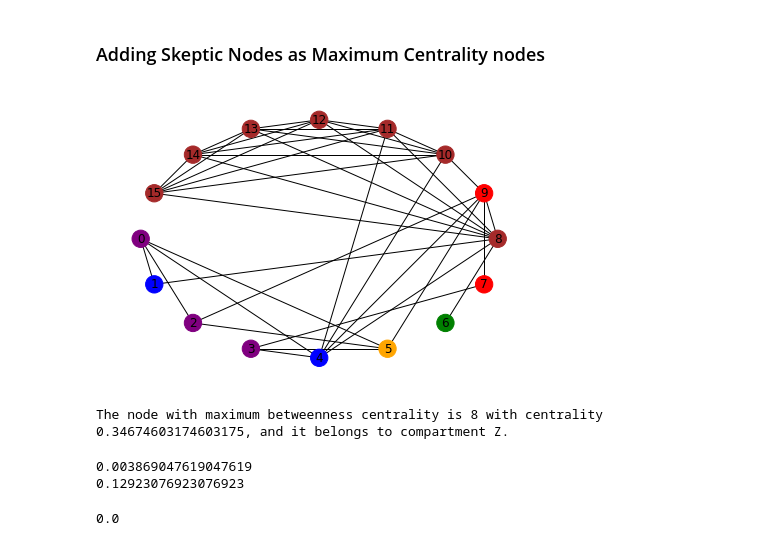
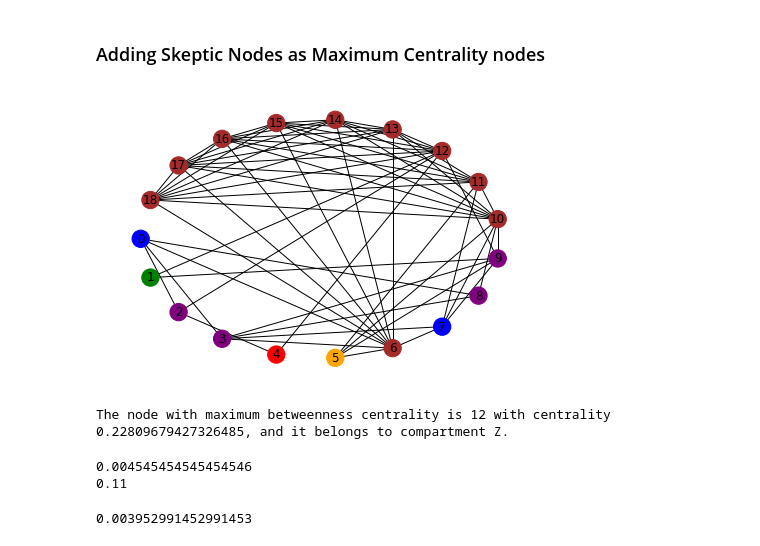
Before and after one commit to sujoyyyy/OSN-Graphs, a Jupyter notebook: sensitivity.ipynb, the cells around one changed output. Cells and saved outputs as stored; diff of their text form; code cells hidden in the pictures.

```diff
--- a/sensitivity.ipynb
+++ b/sensitivity.ipynb
@@ -552,17 +554,17 @@ def add_nodes_with_highest_betweenness(G, n):
         G[u][v]['weight'] = weight
     return G
 # %%
-nbG = add_skeptic_nodes(G,2)
+nbG = add_skeptic_nodes(G,3)
 plot_graph(nbG)
 # %% [output]
-[figure, old version]
+[figure, new version]
 # %%
 betweenness_centrality = nx.betweenness_centrality(nbG)
 max_betweenness_node = max(betweenness_centrality, key=betweenness_centrality.get)
 compartment = nbG.nodes[max_betweenness_node]['compartment']
 print(f"The node with maximum betweenness centrality is {max_betweenness_node} with centrality {betweenness_centrality[max_betweenness_node]}, and it belongs to compartment {compartment}.")
 # %% [output]
-The node with maximum betweenness centrality is 8 with centrality 0.34674603174603175, and it belongs to compartment Z.
+The node with maximum betweenness centrality is 12 with centrality 0.22809679427326485, and it belongs to compartment Z.
 # %%
 import importlib
 import constants
@@ -586,8 +588,8 @@ d_new = d/calculate_updated_f(nbG)
 print(f_new)
 print(d_new)
 # %% [output]
-0.003869047619047619
-0.12923076923076923
+0.004545454545454546
+0.11
 # %%
 def calculate_updated_g(G):
     total_weight = 0
@@ -605,7 +607,7 @@ def calculate_updated_g(G):
 g_new = g * calculate_updated_g(nbG)
 print(g_new)
 # %% [output]
-0.0
+0.003952991452991453
 # %%
 def new_seirmz_sim(G):
     # Create a list of compartment labels for all nodes in the graph
```
Also changed, not shown: parts of 17 cells of this notebook.
